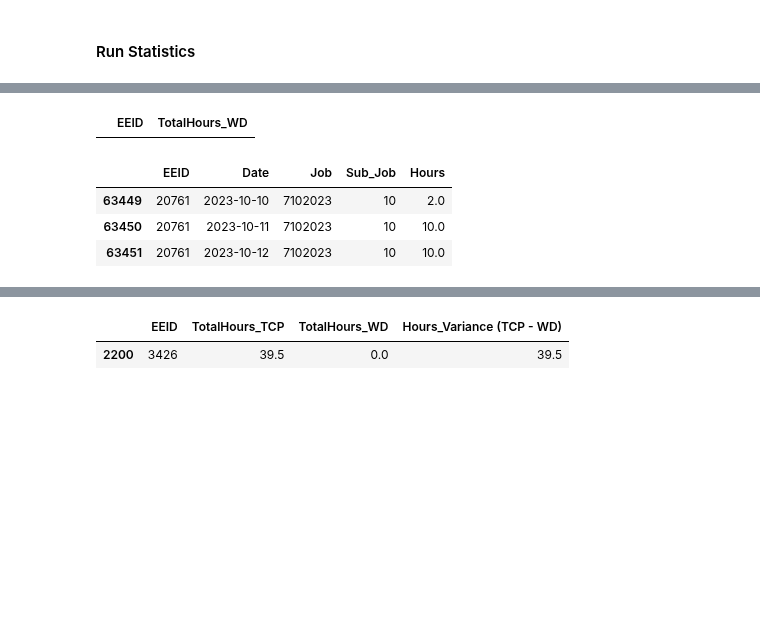
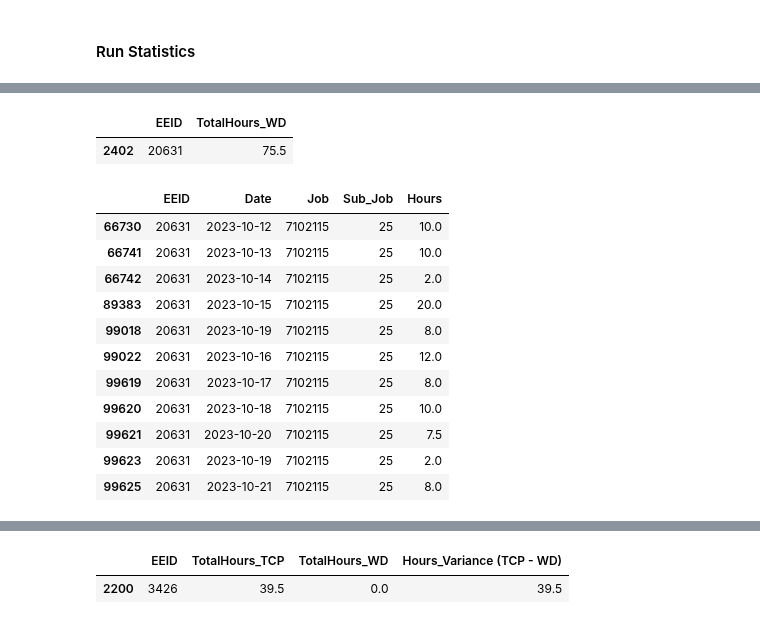
Before and after one commit to jbeachyMoss/LaborHours_Compare, a Jupyter notebook: DataValidation.ipynb, the cells around one changed output, grey strips where cells are left out. Cells and saved outputs as stored; diff of their text form; code cells hidden in the pictures; blank space fills up the shorter version.

```diff
--- a/DataValidation.ipynb
+++ b/DataValidation.ipynb
@@ -73,8 +73,10 @@ wd_pr_df['sub_job'] = wd_pr_df['billableProject.descriptor'].str.split('.').str[
 wd_pr_df['sub_job'] = wd_pr_df['sub_job'].str.split(' ').str[0]
 #Leaves behind Job ONLY
 wd_pr_df['job'] = wd_pr_df.loc[:,'billableProject.descriptor'].str[0:7]
+#Extracting hours from a text column - Replacing 'Hours' with nothing and changing it to a float data type
+wd_pr_df_dev['Hours'] = wd_pr_df_dev['Employee_BillTransaction_Descriptor'].str.replace('Hours','').astype(float)
 #Renaming Relevant Columns
-wd_pr_df = wd_pr_df.rename({'calculatedDate':'Date','job':'Job','sub_job':'Sub_Job','amount':'Hours'},axis='columns')
+wd_pr_df = wd_pr_df.rename({'calculatedDate':'Date','job':'Job','sub_job':'Sub_Job'},axis='columns')
 wd_cols_keep = ['EEID' , 'Date' , 'Job' , 'Sub_Job' , 'Hours']
 wd_pr_df_comp = wd_pr_df.loc[:,wd_cols_keep]
 #excluding these employees from Workday because they will not be present in the TCP data
@@ -322,15 +315,24 @@ wd_pr_df.loc[wd_pr_df['Workers'].str.contains('14527') , ['EmployeeID' , 'Worker
 # %%
 #Look up above EEID in final Workday DF, why is he not incldued?
-wd_grouped_ee.loc[wd_grouped_ee['EEID']=='14527']
+wd_grouped_ee.loc[wd_grouped_ee['EEID']=='20631']
 # %% [output]
 |  | EEID | TotalHours_WD |
+| 2402 | 20631 | 75.5 |
 # %%
-wd_pr_df_comp.loc[wd_pr_df_comp['EEID']=='20761']
+wd_pr_df_comp.loc[wd_pr_df_comp['EEID']=='20631']
 # %% [output]
 |  | EEID | Date | Job | Sub_Job | Hours |
-| 63449 | 20761 | 2023-10-10 | 7102023 | 10 | 2.0 |
-| 63450 | 20761 | 2023-10-11 | 7102023 | 10 | 10.0 |
-| 63451 | 20761 | 2023-10-12 | 7102023 | 10 | 10.0 |
+| 66730 | 20631 | 2023-10-12 | 7102115 | 25 | 10.0 |
+| 66741 | 20631 | 2023-10-13 | 7102115 | 25 | 10.0 |
+| 66742 | 20631 | 2023-10-14 | 7102115 | 25 | 2.0 |
+| 89383 | 20631 | 2023-10-15 | 7102115 | 25 | 20.0 |
+| 99018 | 20631 | 2023-10-19 | 7102115 | 25 | 8.0 |
+| 99022 | 20631 | 2023-10-16 | 7102115 | 25 | 12.0 |
+| 99619 | 20631 | 2023-10-17 | 7102115 | 25 | 8.0 |
+| 99620 | 20631 | 2023-10-18 | 7102115 | 25 | 10.0 |
+| 99621 | 20631 | 2023-10-20 | 7102115 | 25 | 7.5 |
+| 99623 | 20631 | 2023-10-19 | 7102115 | 25 | 2.0 |
+| 99625 | 20631 | 2023-10-21 | 7102115 | 25 | 8.0 |
 # %%
 wd_pr_df_dev.loc[wd_pr_df_dev['Workers'].str.contains('3943') , ['EmployeeID' , 'Workers', 'billableProject.descriptor' , 'billableTransaction.descriptor' , 'timeEntryCode.id1' , 'historicalStatus' , 'isDeleted']]
 # %% [output]
```
Also changed, not shown: parts of 3 cells of this notebook.
